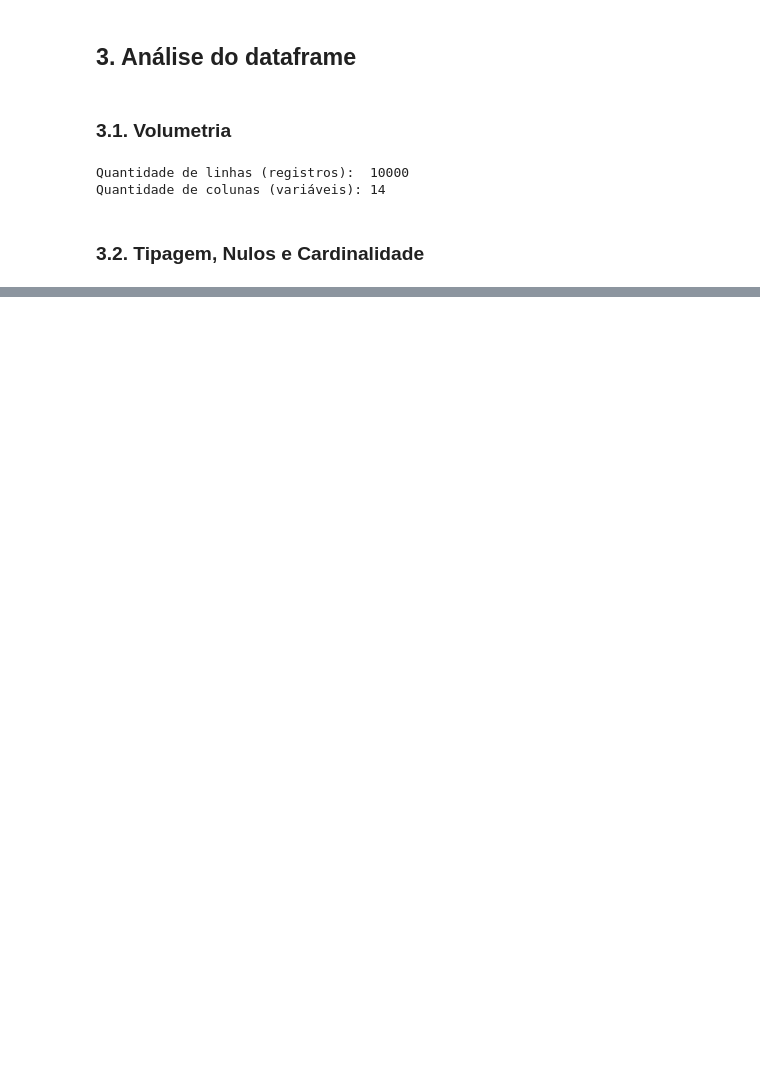
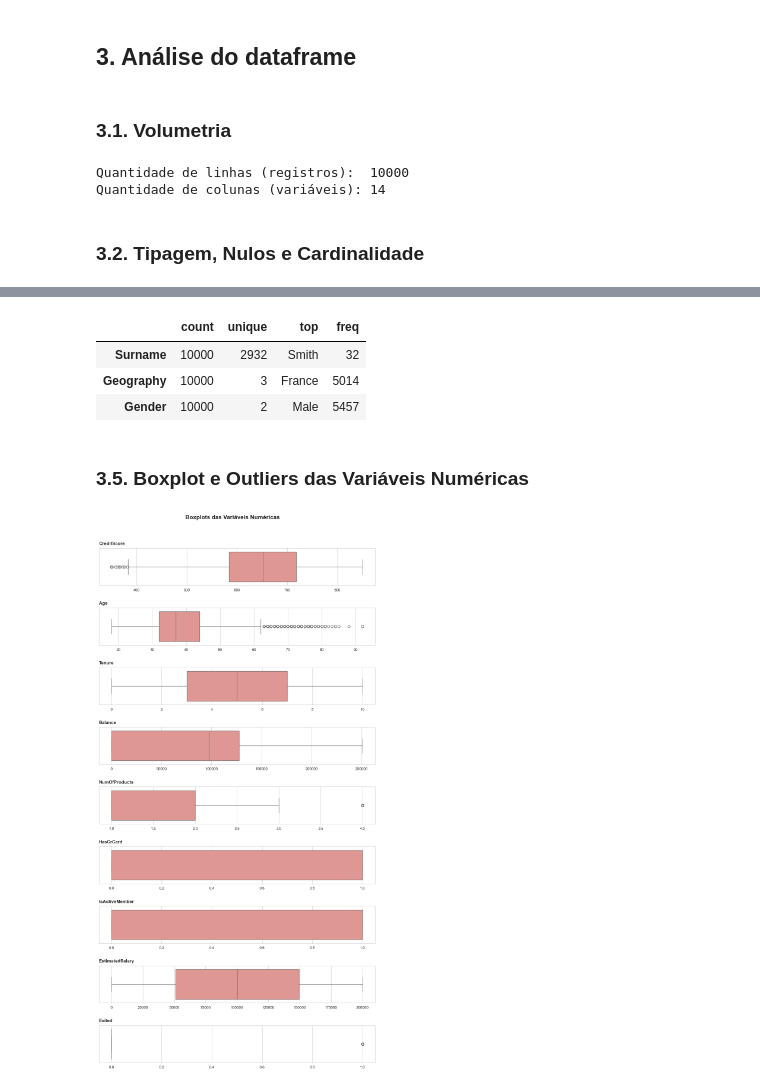
Before and after one commit to emso-exe/Churn_clientes_de_banco, a Jupyter notebook: notebooks/001_analise_exploratoria.ipynb, the cells around one changed output, grey strips where cells are left out. Saved outputs shown, nothing was run; the diff lists cells and outputs as text; code cells hidden in the pictures; blank space fills up the shorter version.

Commit message:
feat: Adicionado checagem estatísticas dos dados.

```diff
--- a/notebooks/001_analise_exploratoria.ipynb
+++ b/notebooks/001_analise_exploratoria.ipynb
@@ -136,0 +155,44 @@ generate_metada(df)
+# %%
+df.describe(exclude=('float', 'int')).T
+# %% [output]
+|  | count | unique | top | freq |
+| Surname | 10000 | 2932 | Smith | 32 |
+| Geography | 10000 | 3 | France | 5014 |
+| Gender | 10000 | 2 | Male | 5457 |
+# %% [markdown]
+### 3.5. Boxplot e Outliers das Variáveis Numéricas
+# %%
+# Seleciona os nomes das colunas numéricas (float apenas)
+colunas_numericas = df.select_dtypes(include=['number']).columns.tolist()
+colunas_remover = ['RowNumber', 'CustomerId']
+colunas_numericas = [col for col in colunas_numericas if col not in colunas_remover]
+
+# Verifica se há colunas numéricas
+if not colunas_numericas:
+    print('Nenhuma variável numérica encontrada no DataFrame.')
+else:
+    # Número de boxplots a serem gerados
+    n_plots = len(colunas_numericas)
+
+    # Cria a figura com subplots verticais
+    fig, axs = plt.subplots(n_plots, 1, figsize=(12, 2.5 * n_plots),
+                            gridspec_kw={'hspace': 0.6})
+
+    # Garante que axs seja sempre uma lista (mesmo com 1 gráfico)
+    if n_plots == 1:
+        axs = [axs]
+
+    # Loop pelas colunas para criar os boxplots
+    for ax, col in zip(axs, colunas_numericas):
+        sns.boxplot(x=df[col], ax=ax, color='#ea8c87', orient='h')
+        ax.set_title(f'{col}', loc='left', fontsize=11, pad=8, fontweight='bold')
+        ax.set(xlabel='', ylabel='')
+        ax.tick_params(labelsize=9)
+        ax.ticklabel_format(style='plain', axis='x')
+
+    # Ajusta o layout e adiciona título geral
+    fig.suptitle('Boxplots das Variáveis Numéricas', fontsize=14, fontweight='bold', y=0.93)
+    plt.tight_layout(rect=[0, 0, 1, 0.97])  # evita sobreposição com título
+    plt.show()
+# %% [output]
+[figure, added]
```
Also changed, not shown: parts of 20 cells of this notebook.
